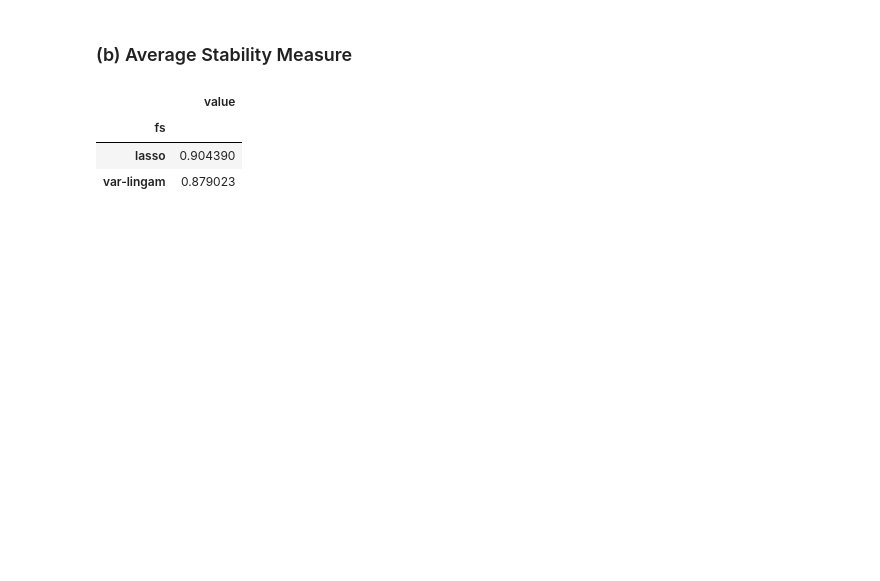
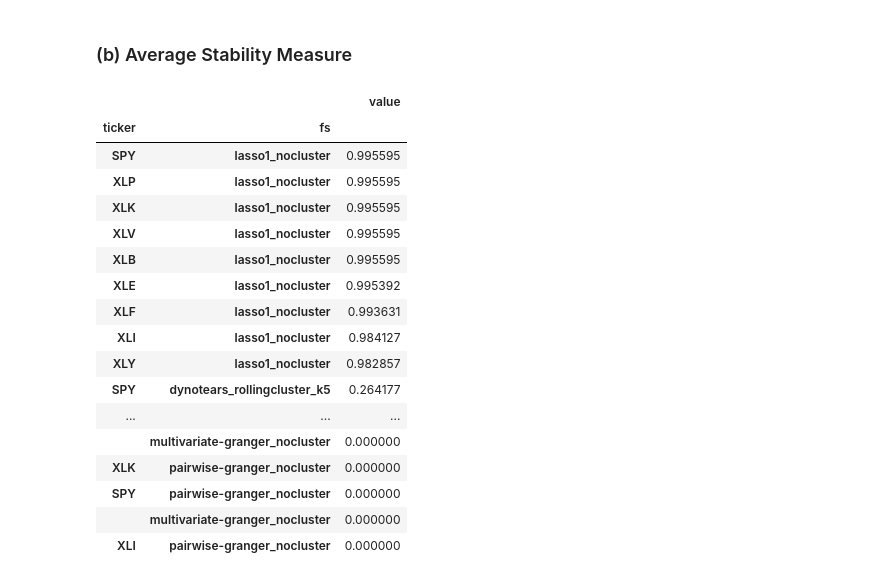
Before and after one commit to dcuoliveira/cml-fin, a Jupyter notebook: src/new_stability_measure.ipynb, the cells around one changed output. Cells and saved outputs as stored; diff of their text form; code cells hidden in the pictures; blank space fills up the shorter version.

```diff
--- a/src/new_stability_measure.ipynb
+++ b/src/new_stability_measure.ipynb
@@ -16,8 +16,13 @@ plt.style.use('ggplot')
 outputs_path = os.path.join(os.path.dirname(os.getcwd()), "src", "data", "outputs")
 des = pd.read_csv(os.path.join(os.path.dirname(os.getcwd()), "src", 'data', 'utils', 'fredmd_description.csv'), sep=';')
 
-# fs_methods = ["lasso", "multivariate-granger", "pairwise-granger", "var-lingam", "dynotears"]
-fs_methods = ["lasso", "var-lingam"]
+fs_methods = [
+    "lasso1_nocluster",
+    "pairwise-granger_nocluster",
+    "multivariate-granger_nocluster",
+    "dynotears_rollingcluster_k5",
+    "var-lingam_rollingcluster_k5",
+]
 metric_names = ["stability", "mse", "mae"]
 etf_focus = None
 stability_threshold = 0.8
@@ -41,7 +46,7 @@ all_parents_df = pd.concat(all_parents)
 ## Parents over time
 # %%
 etf = "XLE"
-fs = "var-lingam"
+fs = "var-lingam_rollingcluster_k5"
 
 check_df = all_parents_df.loc[(all_parents_df['etf'] == etf)&(all_parents_df['fs'] == fs)].drop(["etf", "fs"], axis=1)
 check_df["date"] = [pd.to_datetime(dtref).strftime('%Y-%m-%d') for dtref in check_df["date"]]
@@ -63,6 +68,9 @@ for fs in all_parents_df["fs"].unique():
         std = check_df.pivot_table(index=["date"], columns=["cluster"], values=["value"]).sum(axis=1).std()
         skew = check_df.pivot_table(index=["date"], columns=["cluster"], values=["value"]).sum(axis=1).skew()
 
-        avgs.append({"fs": fs, "etf": etf, "mean": mean, "std": std, "skew": skew})
+        avgs.append({"fs": fs, "etf": etf,
+                     "mean": mean if not pd.isna(mean) else 0,
+                     "std": std if not pd.isna(std) else 0,
+                     "skew": skew if not pd.isna(skew) else 0})
 avgs_df = pd.DataFrame(avgs)
 # %%
@@ -123,9 +138,23 @@ all_scores_df.pivot_table(index=["date"], columns=["fs"], values=["value"]).plot
 # %% [markdown]
 ### (b) Average Stability Measure
 # %%
-all_scores_df.groupby(["fs"])[["value"]].mean().sort_values(by=["value"], ascending=False)
+all_avg_scores_df.set_index(['ticker', 'fs']).sort_values(by=["value"], ascending=False)
 # %% [output]
-|  | value |
-| fs |  |
-| lasso | 0.904390 |
-| var-lingam | 0.879023 |
+|  |  | value |
+| ticker | fs |  |
+| SPY | lasso1_nocluster | 0.995595 |
+| XLP | lasso1_nocluster | 0.995595 |
+| XLK | lasso1_nocluster | 0.995595 |
+| XLV | lasso1_nocluster | 0.995595 |
+| XLB | lasso1_nocluster | 0.995595 |
+| XLE | lasso1_nocluster | 0.995392 |
+| XLF | lasso1_nocluster | 0.993631 |
+| XLI | lasso1_nocluster | 0.984127 |
+| XLY | lasso1_nocluster | 0.982857 |
+| SPY | dynotears_rollingcluster_k5 | 0.264177 |
+| ... | ... | ... |
+|  | multivariate-granger_nocluster | 0.000000 |
+| XLK | pairwise-granger_nocluster | 0.000000 |
+| SPY | pairwise-granger_nocluster | 0.000000 |
+|  | multivariate-granger_nocluster | 0.000000 |
+| XLI | pairwise-granger_nocluster | 0.000000 |
```
Also changed, not shown: parts of 4 cells of this notebook.
